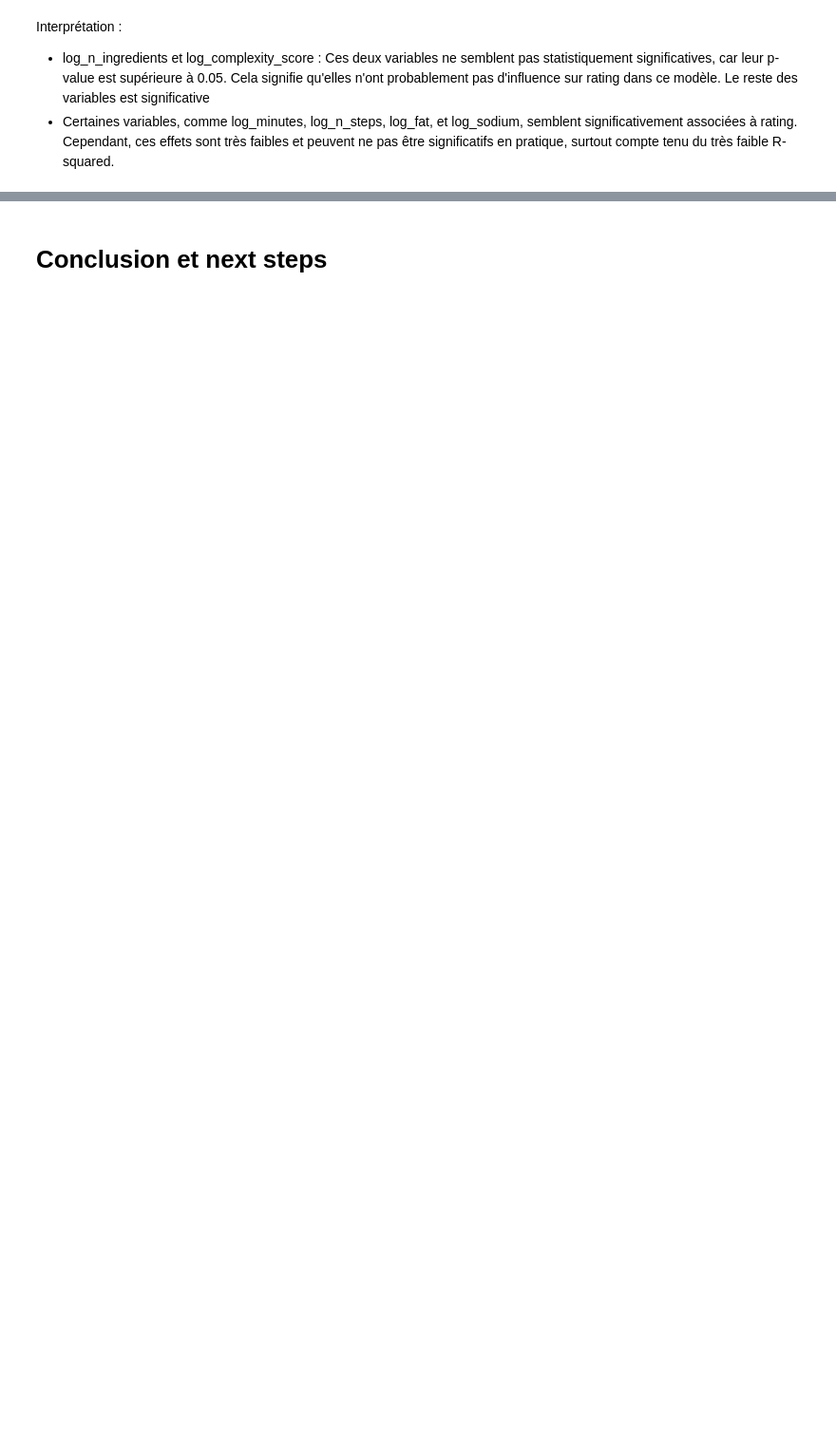
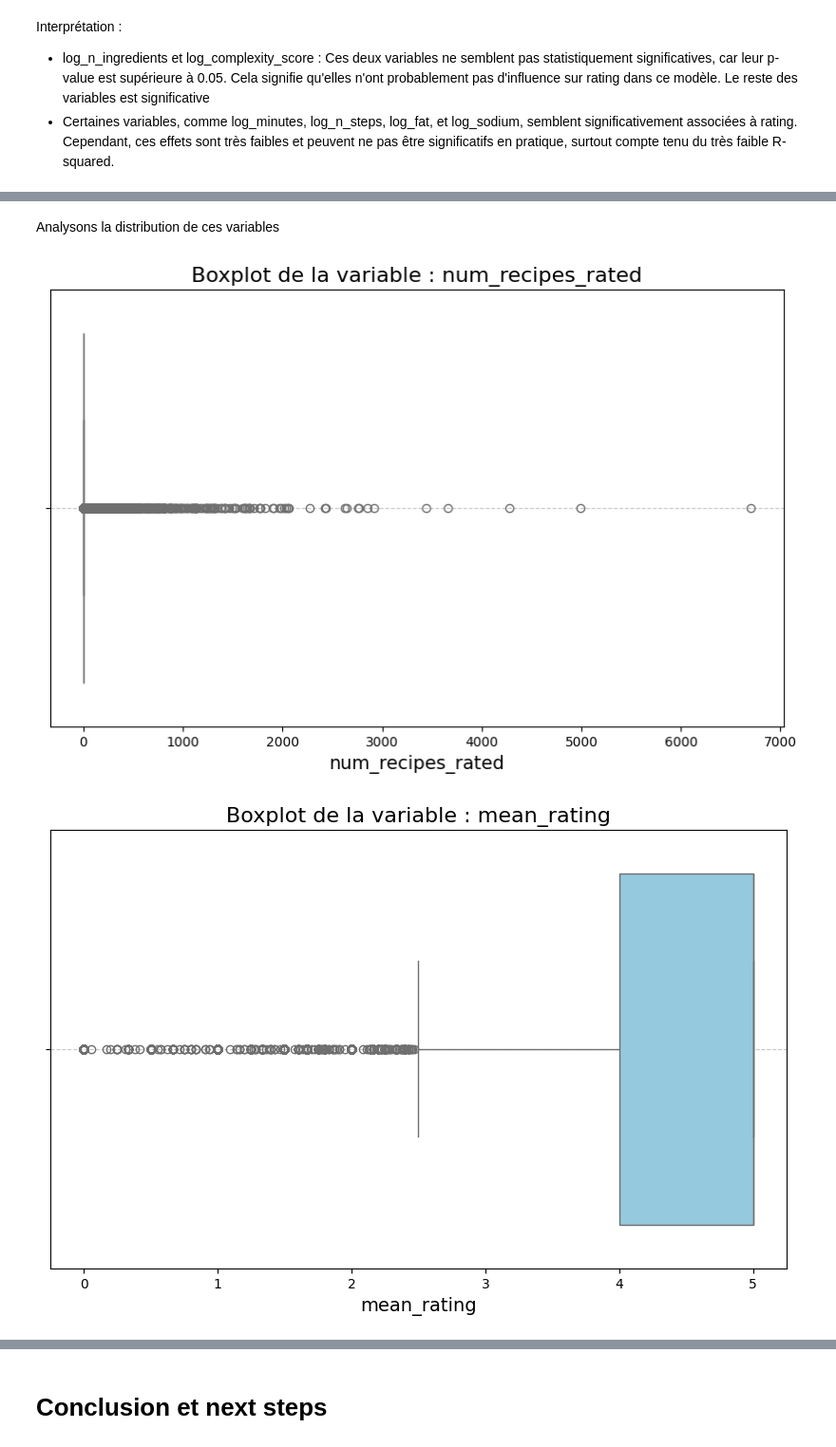
Before and after one commit to romainDonne22/cookproject, a Jupyter notebook: rating_recipe_correlation_analysis.ipynb, the cells around one changed output, grey strips where cells are left out. Shown at 95% size. Drawn from its saved outputs; the diff is of its cells as text; code cells hidden in the pictures; blank space fills up the shorter version.

```diff
--- a/rating_recipe_correlation_analysis.ipynb
+++ b/rating_recipe_correlation_analysis.ipynb
@@ -1761,0 +1843,18 @@ Le modèle linéaire semble inadapté pour expliquer rating de manière signific
+# %% [markdown]
+Analysons la distribution de ces variables
+# %%
+# Liste des colonnes numériques à analyser
+numerical_columns = ['num_recipes_rated', 'mean_rating', 'median_rating', 'min_rating',
+                     'max_rating', 'var_rating']
+
+# Boucle pour tracer un boxplot pour chaque variable
+for column in numerical_columns:
+    plt.figure(figsize=(10, 6))
+    sns.boxplot(x=user_profiles[column], color='skyblue')
+    plt.title(f'Boxplot de la variable : {column}', fontsize=16)
+    plt.xlabel(column, fontsize=14)
+    plt.grid(axis='y', linestyle='--', alpha=0.7)
+    plt.show()
+# %% [output]
+[figure, added]
+[figure, added]
```
Also changed, not shown: parts of 37 cells of this notebook.
